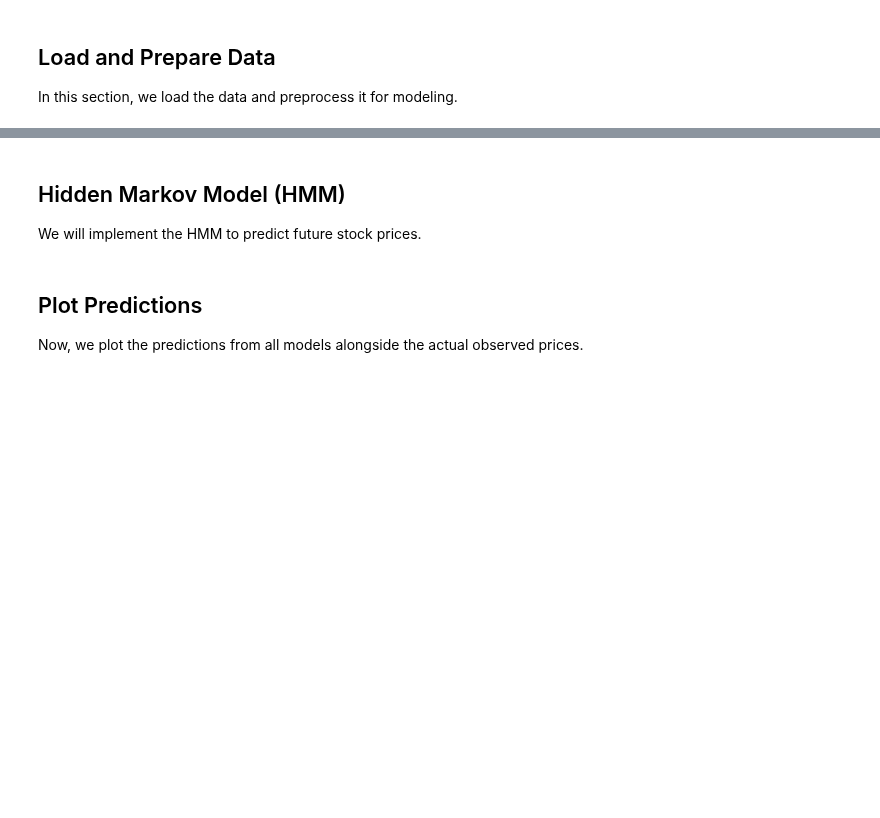
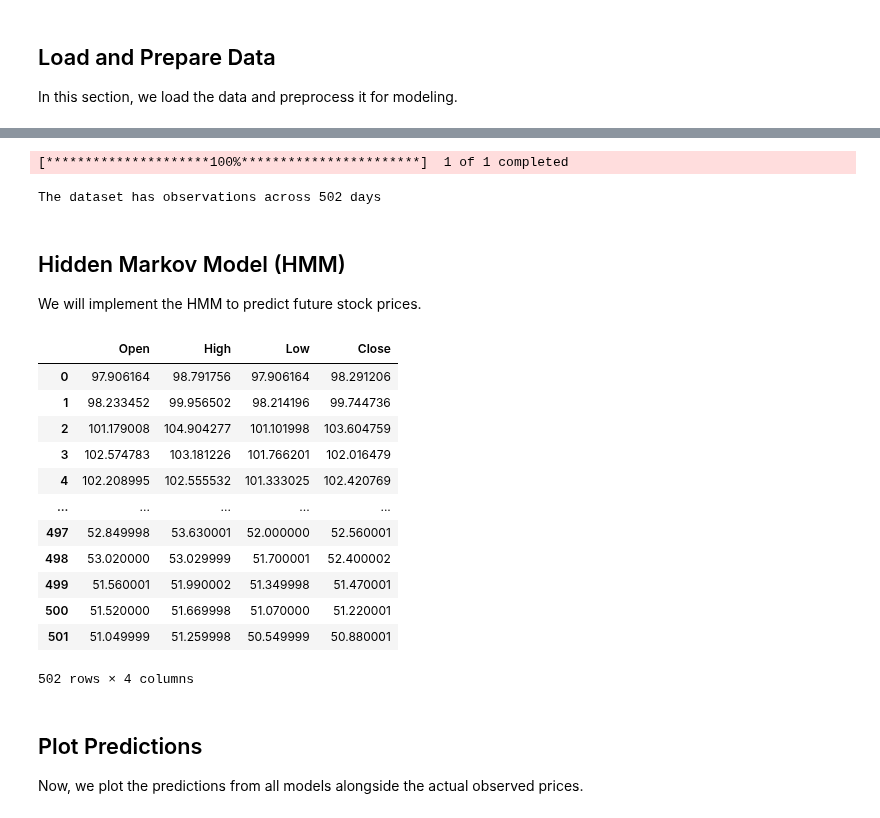
Before and after one commit to anderswol/AppStat2, a Jupyter notebook: Sagar/Stock_Price_Prediction_Models_Comparison.ipynb, the cells around one changed output, grey strips where cells are left out. Saved outputs shown, nothing was run; the diff lists cells and outputs as text; code cells hidden in the pictures; blank space fills up the shorter version.

```diff
--- a/Sagar/Stock_Price_Prediction_Models_Comparison.ipynb
+++ b/Sagar/Stock_Price_Prediction_Models_Comparison.ipynb
@@ -29,3 +26,9 @@ The dataset has observations across 468 months
+# %%
+ticker = 'NVO'
+obs = dataExtracterDays('NVO', '2024-01-01', '2026-01-01')
+# %% [output]
+[*********************100%***********************]  1 of 1 completed
+The dataset has observations across 502 days
 # %% [markdown]
 ## Hidden Markov Model (HMM)
 
@@ -44,3 +47,19 @@ hmm_price, close = HMMPricePredictor(data, obs, window_size=200, Ncomp=5)
+# %%
+obs
+# %% [output]
+|  | Open | High | Low | Close |
+| 0 | 97.906164 | 98.791756 | 97.906164 | 98.291206 |
+| 1 | 98.233452 | 99.956502 | 98.214196 | 99.744736 |
+| 2 | 101.179008 | 104.904277 | 101.101998 | 103.604759 |
+| 3 | 102.574783 | 103.181226 | 101.766201 | 102.016479 |
+| 4 | 102.208995 | 102.555532 | 101.333025 | 102.420769 |
+| ... | ... | ... | ... | ... |
+| 497 | 52.849998 | 53.630001 | 52.000000 | 52.560001 |
+| 498 | 53.020000 | 53.029999 | 51.700001 | 52.400002 |
+| 499 | 51.560001 | 51.990002 | 51.349998 | 51.470001 |
+| 500 | 51.520000 | 51.669998 | 51.070000 | 51.220001 |
+| 501 | 51.049999 | 51.259998 | 50.549999 | 50.880001 |
+502 rows × 4 columns
 # %% [markdown]
 ## Plot Predictions
 
```
Also changed, not shown: parts of 7 cells of this notebook, 1 other file.
